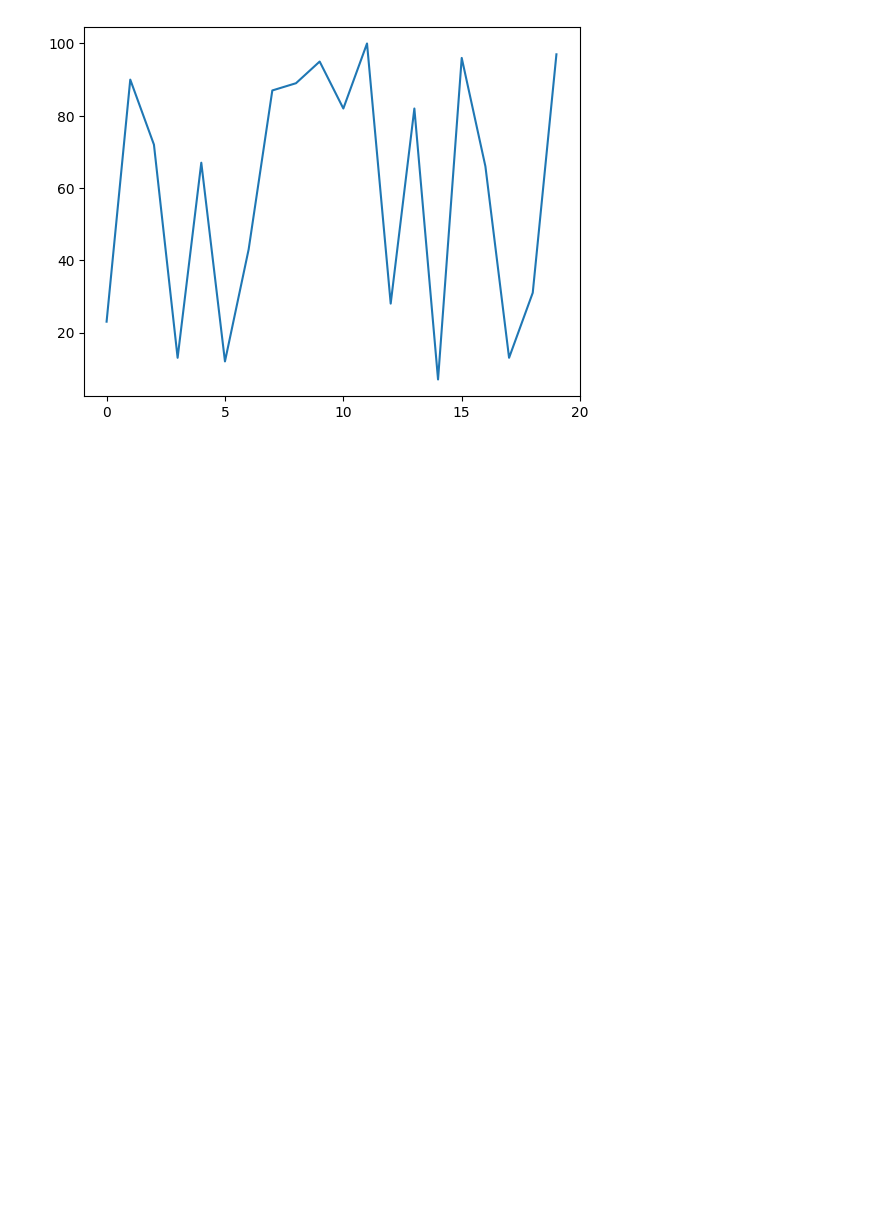
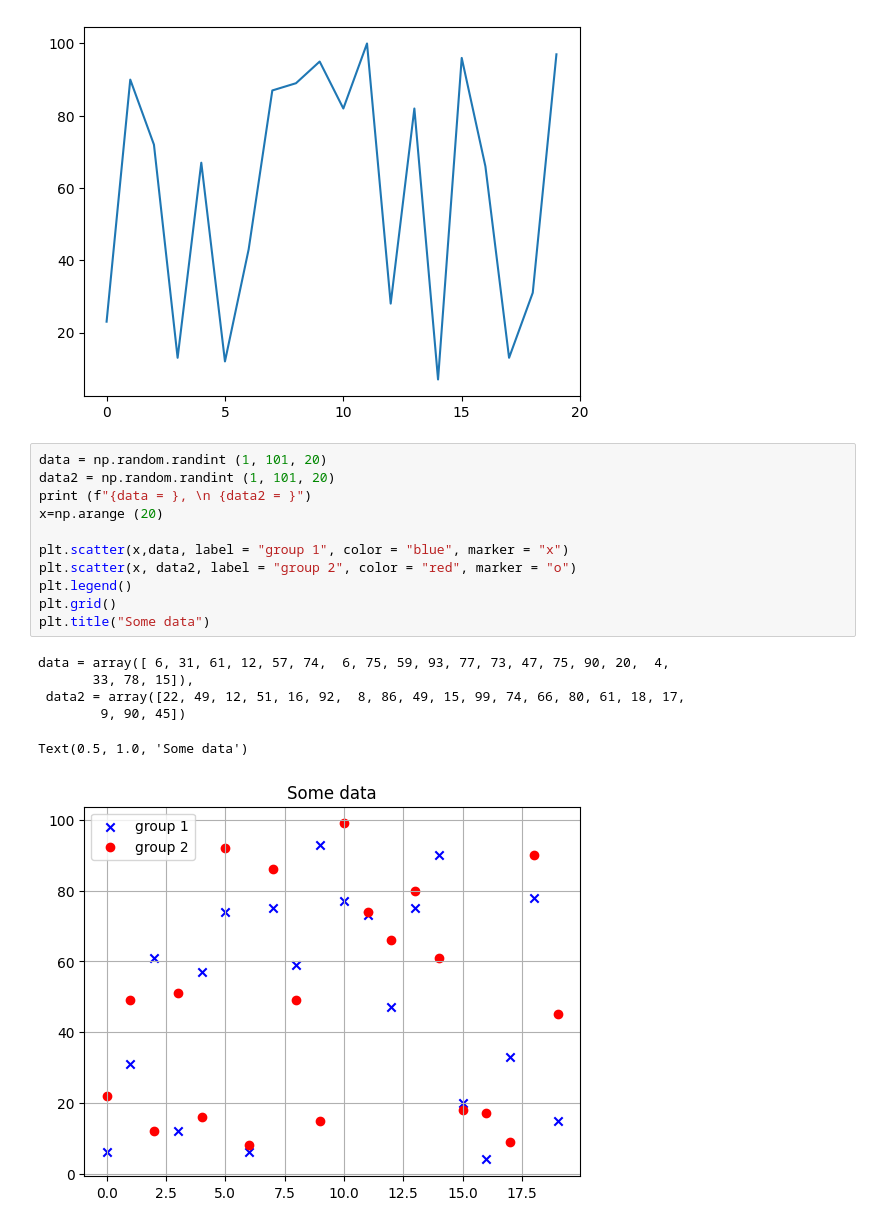
Before and after one commit to MaryKavalion/Python-Mary-Kavalionak, a Jupyter notebook: Code-Along/plt_LineChart.ipynb, the cells around one changed output. Cells and saved outputs as stored; diff of their text form; blank space fills up the shorter version.

```diff
--- a/Code-Along/plt_LineChart.ipynb
+++ b/Code-Along/plt_LineChart.ipynb
@@ -15,3 +15,21 @@ plt.xticks(list(range(0,21,5)));
   31  97]
 [ 0  1  2  3  4  5  6  7  8  9 10 11 12 13 14 15 16 17 18 19]
 [figure]
+# %%
+data = np.random.randint (1, 101, 20)
+data2 = np.random.randint (1, 101, 20)
+print (f"{data = }, \n {data2 = }")
+x=np.arange (20)
+
+plt.scatter(x,data, label = "group 1", color = "blue", marker = "x")
+plt.scatter(x, data2, label = "group 2", color = "red", marker = "o")
+plt.legend()
+plt.grid()
+plt.title("Some data")
+# %% [output]
+data = array([ 6, 31, 61, 12, 57, 74,  6, 75, 59, 93, 77, 73, 47, 75, 90, 20,  4,
+       33, 78, 15]),
+ data2 = array([22, 49, 12, 51, 16, 92,  8, 86, 49, 15, 99, 74, 66, 80, 61, 18, 17,
+        9, 90, 45])
+Text(0.5, 1.0, 'Some data')
+[figure, added]
```
